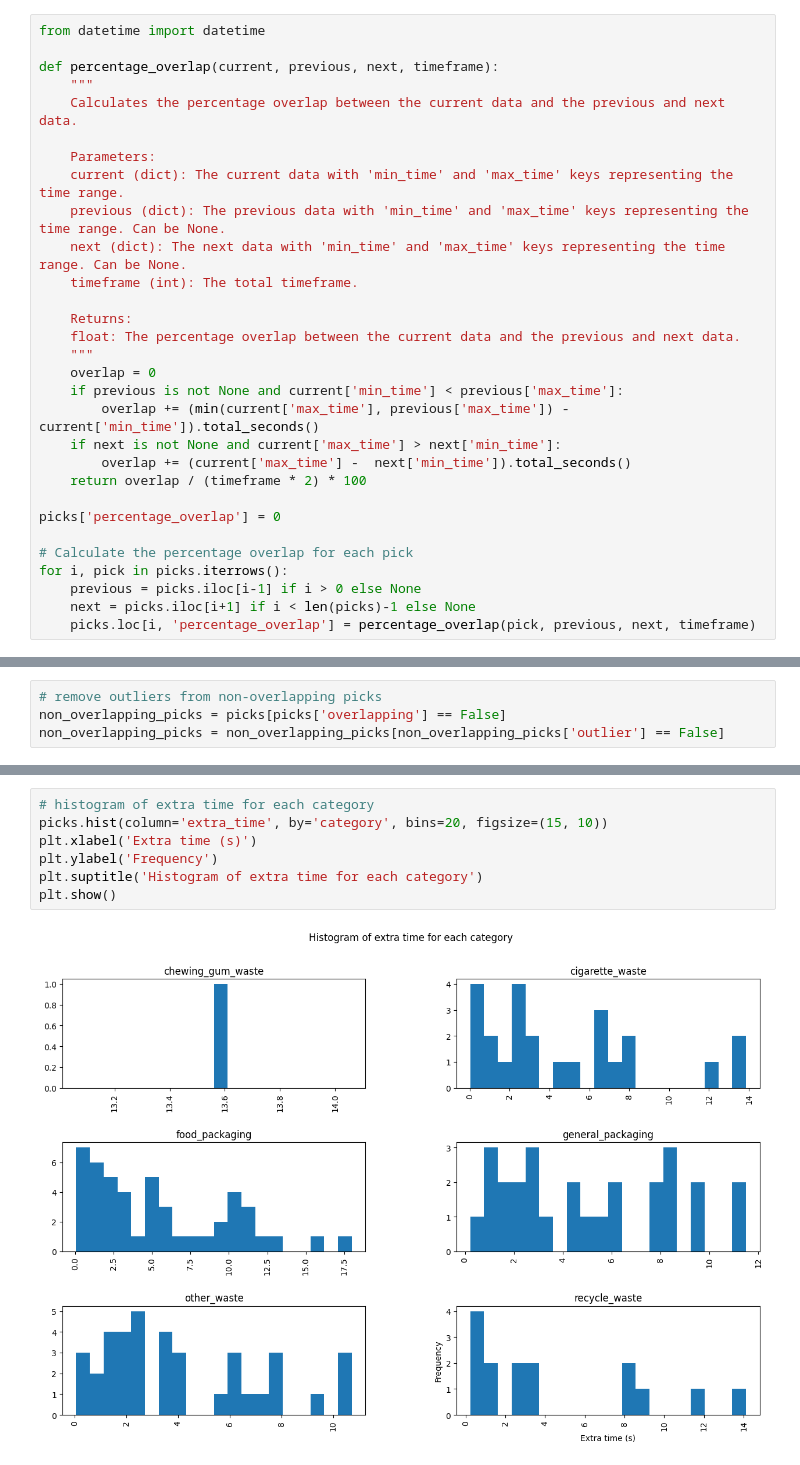
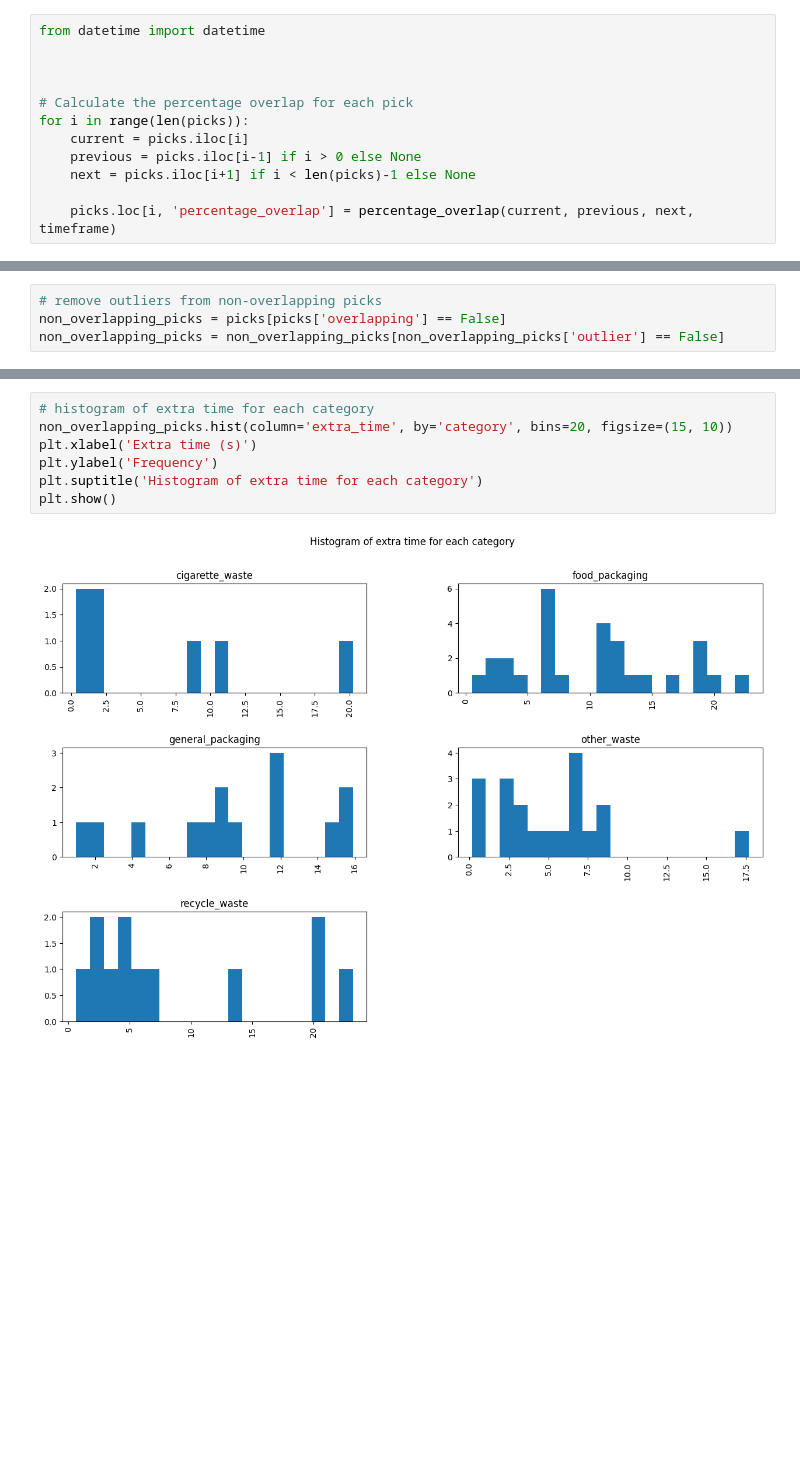
Before and after one commit to dhetterschijt/littering-in-no-time-main, a Jupyter notebook: src/04_data_wrangling.ipynb, the cells around one changed output, grey strips where cells are left out. Saved outputs shown, nothing was run; the diff lists cells and outputs as text; blank space fills up the shorter version.

Commit message:
changes in Data_wrangling file

```diff
--- a/src/04_data_wrangling.ipynb
+++ b/src/04_data_wrangling.ipynb
@@ -560,31 +818,13 @@ print(picks[['min_time', 'max_time', 'overlapping']].tail(10))
-# %%
-from datetime import datetime
-
-def percentage_overlap(current, previous, next, timeframe):
-    """
-    Calculates the percentage overlap between the current data and the previous and next data.
-
-    Parameters:
-    current (dict): The current data with 'min_time' and 'max_time' keys representing the time range.
-    previous (dict): The previous data with 'min_time' and 'max_time' keys representing the time range. Can be None.
-    next (dict): The next data with 'min_time' and 'max_time' keys representing the time range. Can be None.
-    timeframe (int): The total timeframe.
-
-    Returns:
-    float: The percentage overlap between the current data and the previous and next data.
-    """
-    overlap = 0
-    if previous is not None and current['min_time'] < previous['max_time']:
-        overlap += (min(current['max_time'], previous['max_time']) - current['min_time']).total_seconds()
-    if next is not None and current['max_time'] > next['min_time']:
-        overlap += (current['max_time'] -  next['min_time']).total_seconds()
-    return overlap / (timeframe * 2) * 100
-
-picks['percentage_overlap'] = 0
-
-# Calculate the percentage overlap for each pick
-for i, pick in picks.iterrows():
-    previous = picks.iloc[i-1] if i > 0 else None
-    next = picks.iloc[i+1] if i < len(picks)-1 else None
-    picks.loc[i, 'percentage_overlap'] = percentage_overlap(pick, previous, next, timeframe)
+# %%
+from datetime import datetime
+
+
+
+# Calculate the percentage overlap for each pick
+for i in range(len(picks)):
+    current = picks.iloc[i]
+    previous = picks.iloc[i-1] if i > 0 else None
+    next = picks.iloc[i+1] if i < len(picks)-1 else None
+
+    picks.loc[i, 'percentage_overlap'] = percentage_overlap(current, previous, next, timeframe)
 # %%
@@ -664,11 +1169,11 @@ plt.show()
 # %%
 # histogram of extra time for each category
-picks.hist(column='extra_time', by='category', bins=20, figsize=(15, 10))
+non_overlapping_picks.hist(column='extra_time', by='category', bins=20, figsize=(15, 10))
 plt.xlabel('Extra time (s)')
 plt.ylabel('Frequency')
 plt.suptitle('Histogram of extra time for each category')
 plt.show()
 # %% [output]
-[figure, old version]
+[figure, new version]
 # %%
 # Plot a boxplot of the extra time for each location
```
Also changed, not shown: parts of 59 cells of this notebook.
